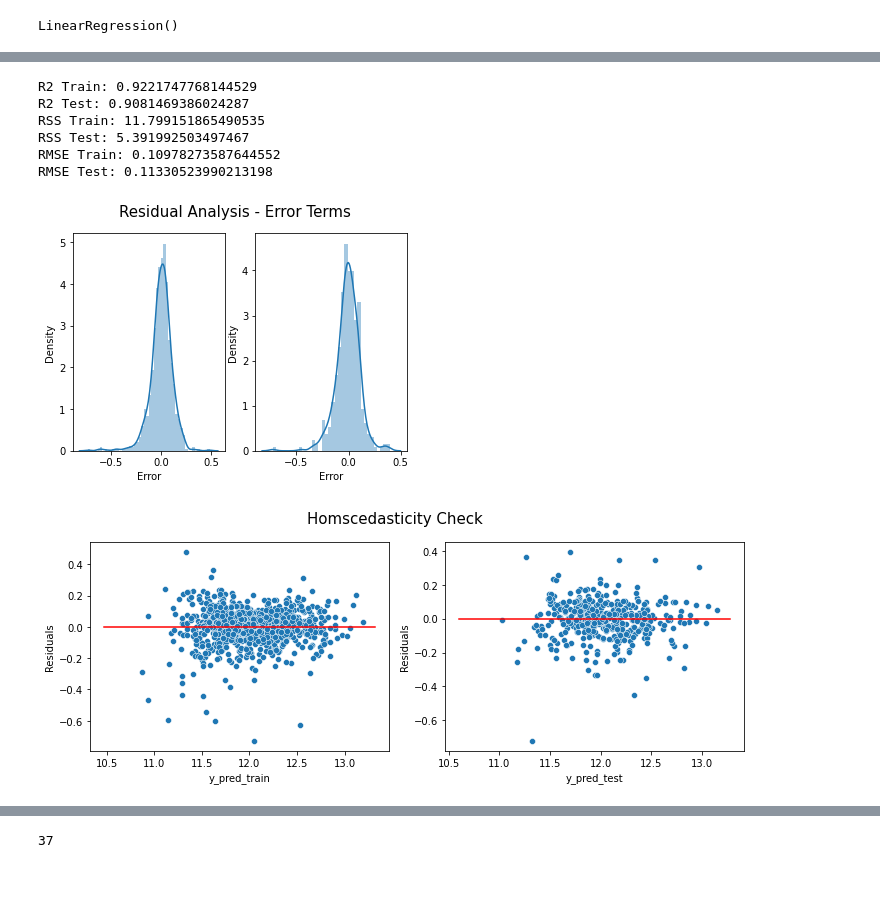
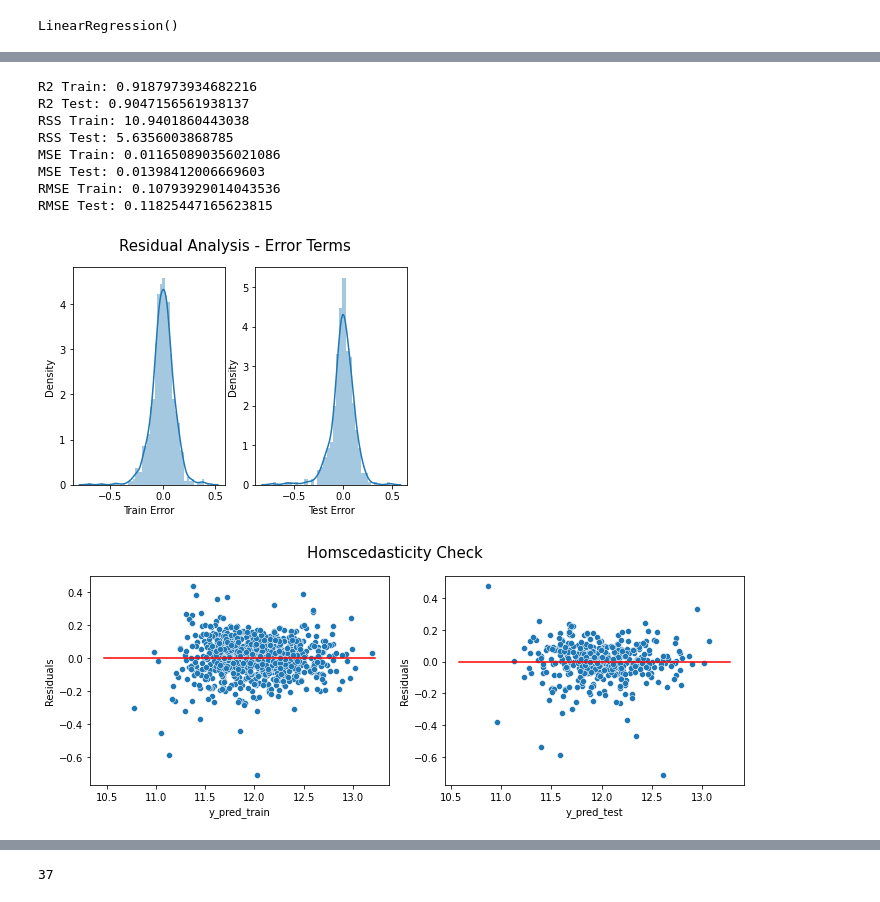
Before and after one commit to IndrashisChatterjee/Surprise-Housing, a Jupyter notebook: House Price.ipynb, the cells around one changed output, grey strips where cells are left out. Drawn from its saved outputs; the diff is of its cells as text; code cells hidden in the pictures.

```diff
--- a/House Price.ipynb
+++ b/House Price.ipynb
@@ -475,7 +475,7 @@ The target variable is skewed we can apply some transformation on it
 # %% [markdown]
 After trying different methods we concluded to use ln(1+x)
 # %%
-df.SalePrice=np.log(df.SalePrice)
+df.SalePrice=np.log1p(df.SalePrice)
 sns.distplot(df.SalePrice)
 # %% [output]
 <AxesSubplot:xlabel='SalePrice', ylabel='Density'>
@@ -517,6 +517,6 @@ We will proceed with removing anything beyond .98 percentile
 # %%
 for i in ['LotFrontage','MasVnrArea','OpenPorchSF','EnclosedPorch']:
-    df=df[df[i]<df[i].quantile(0.99)]
+    df=df[df[i]<df[i].quantile(0.98)]
 # %%
 df.shape
 # %% [output]
@@ -808,10 +819,10 @@ x_train.shape
 # %%
 #Ridge
-params = {'alpha': np.arange(0.001,1000,2)}
-#[0.0001, 0.001, 0.01, 0.05, 0.1,
-# 0.2, 0.3, 0.4, 0.5, 0.6, 0.7, 0.8, 0.9, 1.0, 2.0, 3.0,
-# 4.0, 5.0, 6.0, 7.0, 8.0, 9.0, 10.0, 20, 50, 100, 500, 1000 ]}
-
+params = {'alpha':
+[0.0001, 0.001, 0.01, 0.05, 0.1,
+ 0.2, 0.3, 0.4, 0.5, 0.6, 0.7, 0.8, 0.9, 1.0, 2.0, 3.0,
+ 4.0, 5.0, 6.0, 7.0, 8.0, 9.0, 10.0, 20, 50, 100, 500, 1000 ]}
+#np.arange(0.0001,500,2)
 ridge = Ridge()
 
 # cross validation
@@ -839,2 +844,19 @@ GridSearchCV(cv=5, estimator=Ridge(),
              return_train_score=True, scoring='neg_mean_absolute_error',
              verbose=1)
+# %%
+#Ridge
+params = {'alpha':
+
+[6.0, 6.1, 6.2, 6.3, 6.4, 6.5, 6.6, 6.7, 6.8, 6.9, 7.0 ]}
+#np.arange(6,7,0.1)}
+ridge = Ridge()
+
+# cross validation
+folds = 5
+model_cv = GridSearchCV(estimator = ridge,
+                        param_grid = params,
+                        scoring= 'neg_mean_absolute_error',
+                        cv = folds,
+                        return_train_score=True,
+                        verbose = 1)
+model_cv.fit(x_train, y_train)
@@ -862,49 +894,60 @@ print(ridge.coef_)
 y_pred_train = ridge.predict(x_train)
 y_pred_test = ridge.predict(x_test)
 
-metric = []
+metric2 = []
 r2_train_lr = r2_score(y_train, y_pred_train)
 print('R2 Train:',r2_train_lr)
-metric.append(r2_train_lr)
+metric2.append(r2_train_lr)
 
 r2_test_lr = r2_score(y_test, y_pred_test)
 print('R2 Test:',r2_test_lr)
-metric.append(r2_test_lr)
+metric2.append(r2_test_lr)
 
 rss1_lr = np.sum(np.square(y_train - y_pred_train))
 print('RSS Train:',rss1_lr)
-metric.append(rss1_lr)
+metric2.append(rss1_lr)
 
 rss2_lr = np.sum(np.square(y_test - y_pred_test))
 print('RSS Test:',rss2_lr)
-metric.append(rss2_lr)
+metric2.append(rss2_lr)
+
+
+mse_train_lr = mean_squared_error(y_train, y_pred_train)
+print('MSE Train:',mse_train_lr)
+metric2.append(mse_train_lr)
+
+mse_test_lr = mean_squared_error(y_test, y_pred_test)
+print('MSE Test:',mse_test_lr)
+metric2.append(mse_test_lr)
 
 mse_train_lr = mean_squared_error(y_train, y_pred_train)
 print('RMSE Train:',mse_train_lr**0.5)
-metric.append(mse_train_lr**0.5)
+metric2.append(mse_train_lr**0.5)
 
 mse_test_lr = mean_squared_error(y_test, y_pred_test)
 print('RMSE Test:',mse_test_lr**0.5)
-metric.append(mse_test_lr**0.5)
+metric2.append(mse_test_lr**0.5)
 # %% [output]
-R2 Train: 0.9221747768144529
-R2 Test: 0.9081469386024287
-RSS Train: 11.799151865490535
-RSS Test: 5.391992503497467
-RMSE Train: 0.10978273587644552
-RMSE Test: 0.11330523990213198
+R2 Train: 0.9187973934682216
+R2 Test: 0.9047156561938137
+RSS Train: 10.9401860443038
+RSS Test: 5.6356003868785
+MSE Train: 0.011650890356021086
+MSE Test: 0.01398412006669603
+RMSE Train: 0.10793929014043536
+RMSE Test: 0.11825447165623815
 # %%
 #distribution plot of error terms
 plt.suptitle("Residual Analysis - Error Terms",fontsize=15)
 plt.subplot(1,2,1)
 sns.distplot((y_train-y_pred_train))
-plt.xlabel("Error")
+plt.xlabel("Train Error")
 plt.subplot(1,2,2)
 sns.distplot((y_test-y_pred_test))
-plt.xlabel("Error")
+plt.xlabel("Test Error")
 plt.show()
 # %% [output]
-[figure, old version]
+[figure, new version]
 # %%
 #distribution of error terms to check constant variance
 plt.figure(figsize=(10,4))
@@ -922,7 +965,7 @@ plt.ylabel("Residuals")
 plt.tight_layout()
 plt.show()
 # %% [output]
-[figure, old version]
+[figure, new version]
 # %%
 #Actual vs Predicted
 fig=plt.figure()
```
Also changed, not shown: parts of 52 cells of this notebook.
